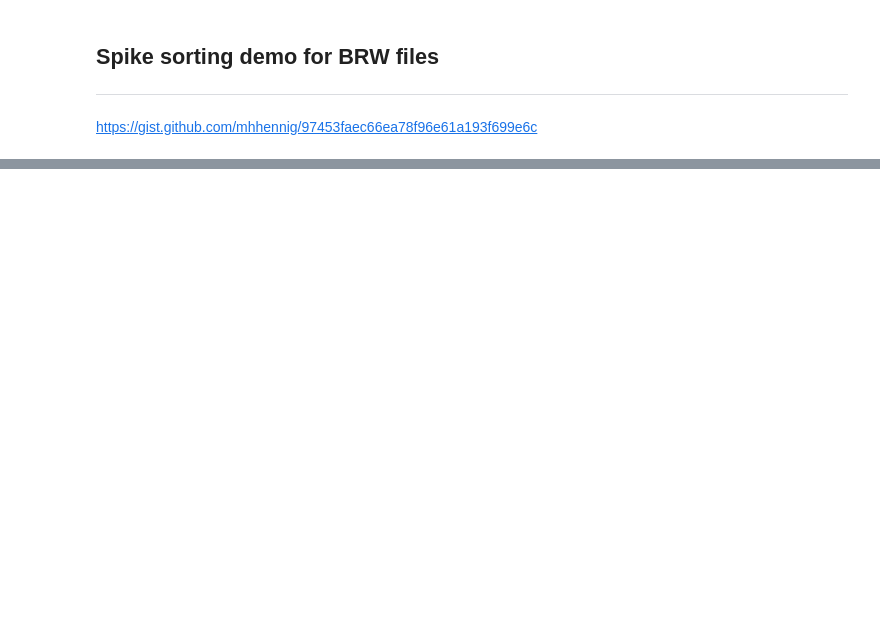
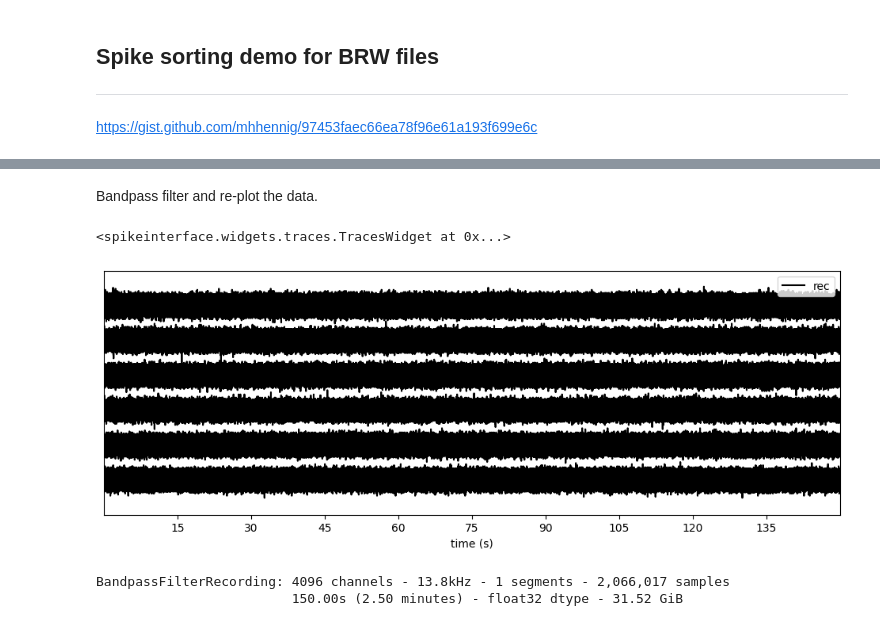
Before and after one commit to mzabolocki/3brain_gradelab, a Jupyter notebook: ssort_brw_demo.ipynb, the cells around one changed output, grey strips where cells are left out. Cells and saved outputs as stored; diff of their text form; code cells hidden in the pictures; blank space fills up the shorter version.

```diff
--- a/ssort_brw_demo.ipynb
+++ b/ssort_brw_demo.ipynb
@@ -27,0 +65,2 @@ si.plot_timeseries(RX, channels=range(14), trange=[0,2], ax=ax)
+# %%
+recording_cmr = st.common_reference(recording=RX_filtered_bpass, operator="median")
@@ -27,0 +69,15 @@ si.plot_timeseries(RX, channels=range(14), trange=[0,2], ax=ax)
+# %%
+rec_normed = st.zscore(recording=recording_cmr)
+# %% [markdown]
+Bandpass filter and re-plot the data.
+# %%
+fig, ax = plt.subplots(1, 1, figsize=(12, 4))
+si.plot_traces(rec_normed, time_range=[0,400], ax=ax, channel_ids=['10', '11', '12', '15', '16', '18'])
+# %% [output]
+<spikeinterface.widgets.traces.TracesWidget at 0x...>
+[figure, added]
+# %%
+rec_normed
+# %% [output]
+BandpassFilterRecording: 4096 channels - 13.8kHz - 1 segments - 2,066,017 samples
+                         150.00s (2.50 minutes) - float32 dtype - 31.52 GiB
```
Also changed, not shown: parts of 16 cells of this notebook, 1 other file.
